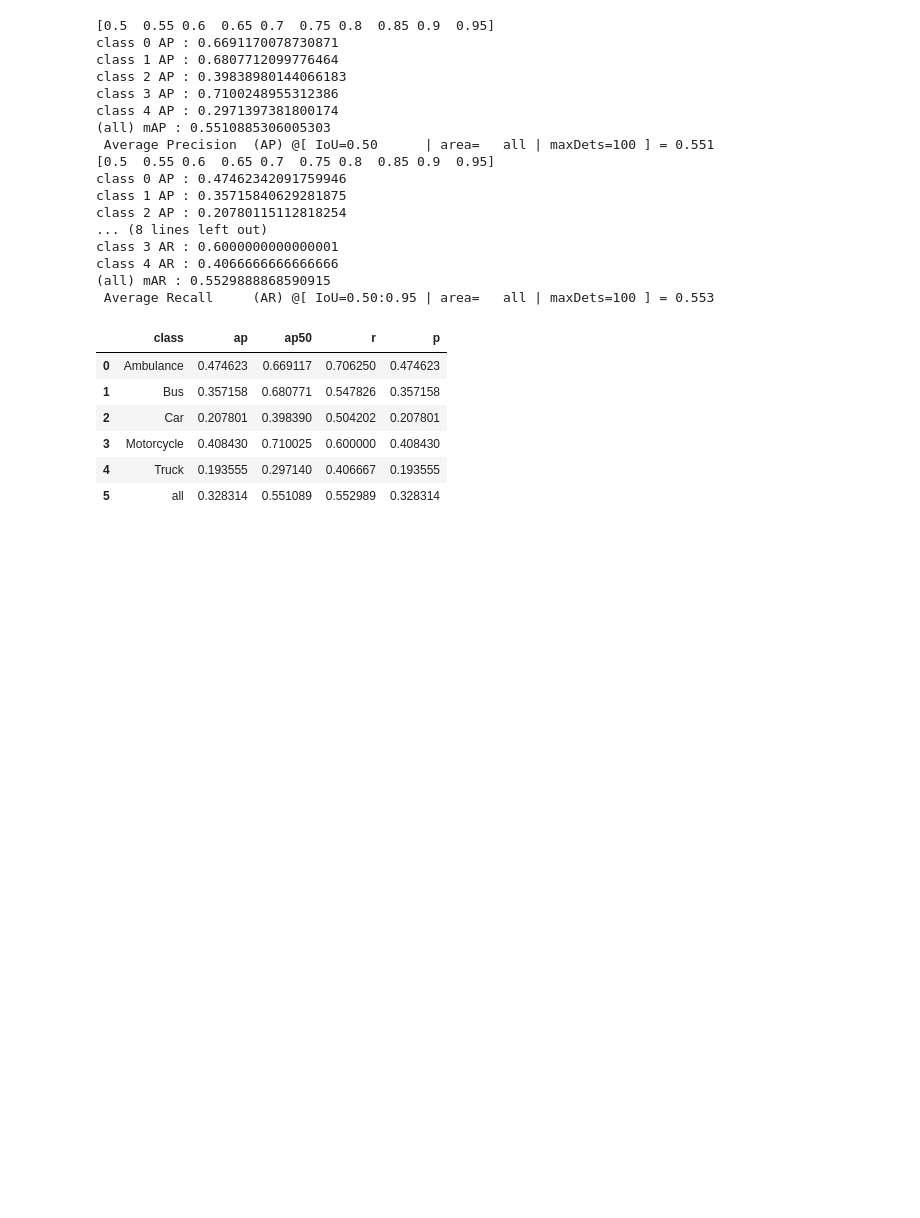
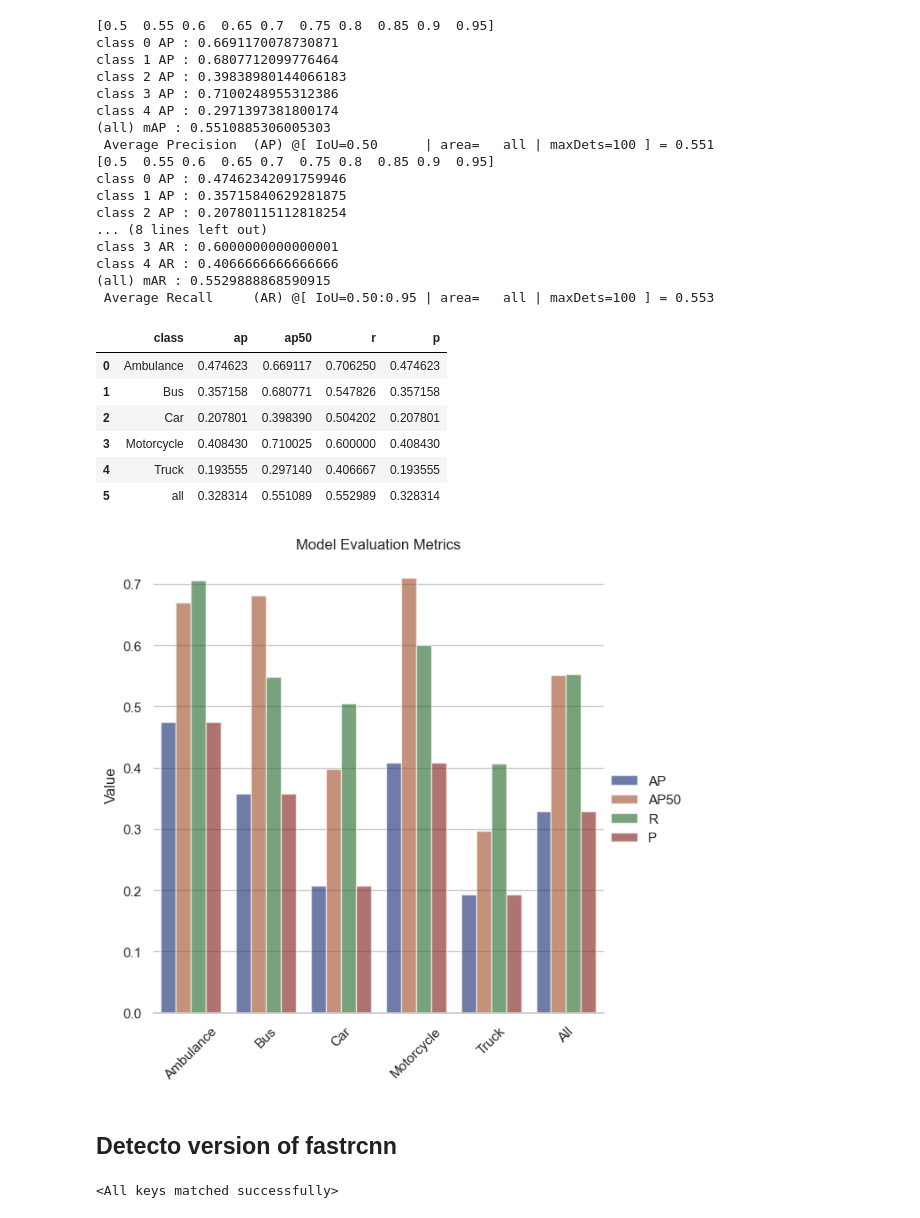
Before and after one commit to FutureScopeAI/AAI501, a Jupyter notebook: notebooks/model_fastrcnn.ipynb, the cells around one changed output. Saved outputs shown, nothing was run; the diff lists cells and outputs as text; code cells hidden in the pictures; blank space fills up the shorter version.

```diff
--- a/notebooks/model_fastrcnn.ipynb
+++ b/notebooks/model_fastrcnn.ipynb
@@ -402,3 +402,40 @@ class 4 AR : 0.4066666666666666
 # %%
 metrics_file_name = "../results/model_fastrcnn_metrics.pkl"
 dfMetrics.to_pickle(metrics_file_name)
+# %%
+# Use seaborn to plot the ap and r for each class
+import seaborn as sns
+import matplotlib.pyplot as plt
+
+dfMetrics = pd.read_pickle(metrics_file_name)
+dfMetrics = dfMetrics.melt(id_vars="class", var_name="metric", value_name="value")
+dfMetrics["metric"] = dfMetrics["metric"].apply(lambda x: x.upper())
+dfMetrics["class"] = dfMetrics["class"].apply(lambda x: x.capitalize())
+sns.set_theme(style="whitegrid")
+g = sns.catplot(
+    data=dfMetrics, kind="bar",
+    x="class", y="value", hue="metric",
+    palette="dark", alpha=.6, height=6
+)
+g.despine(left=True)
+g.set_axis_labels("", "Value")
+g.legend.set_title("")
+plt.title("Model Evaluation Metrics")
+plt.xticks(rotation=45)
+plt.show()
+# %% [output]
+[figure, added]
+# %% [markdown]
+## Detecto version of fastrcnn
+# %%
+dmodel = torchvision.models.detection.fasterrcnn_resnet50_fpn(weights="DEFAULT")
+# replace the classifier with a new one, that has
+# num_classes which is user-defined
+num_classes = len(label_array) + 1  # # classes + background
+# get number of input features for the classifier
+in_features = dmodel.roi_heads.box_predictor.cls_score.in_features
+# replace the pre-trained head with a new one
+dmodel.roi_heads.box_predictor = FastRCNNPredictor(in_features, num_classes)
+dmodel.load_state_dict(torch.load("detecto_fastrcnn.pth"))
+# %% [output]
+<All keys matched successfully>
```
Also changed, not shown: parts of 4 cells of this notebook, 2 other files.
